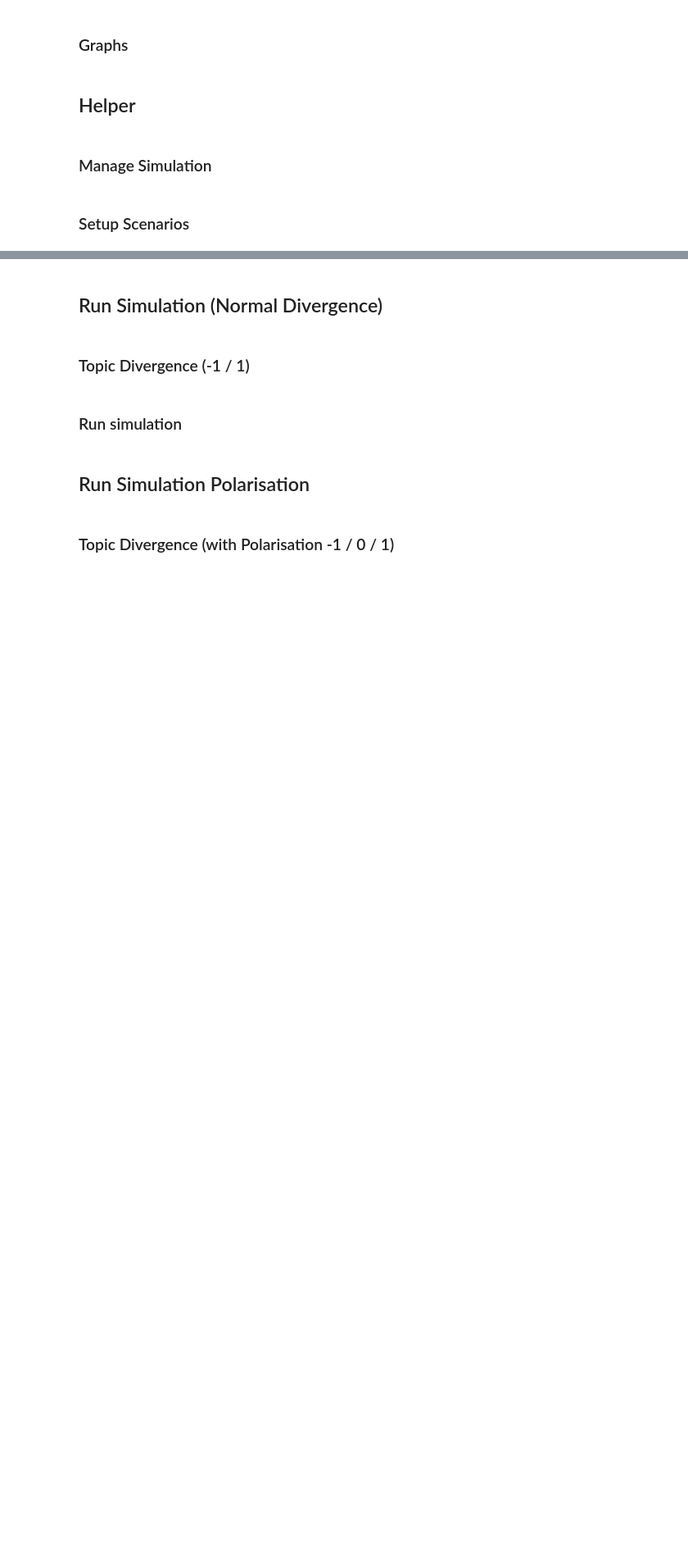
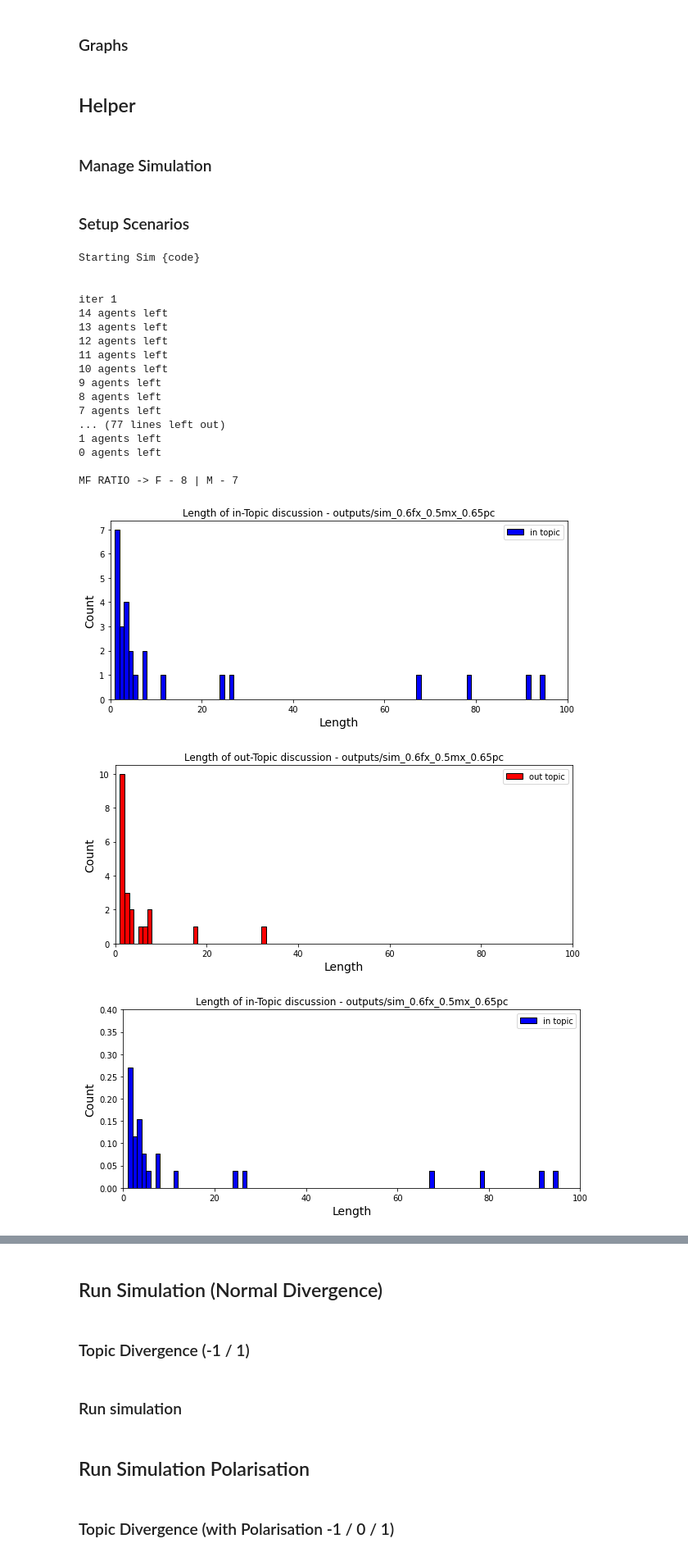
Before and after one commit to DEISI-ULHT-TFC-2021-22/TFC-DEISI258-Modelamento-multi-agente-de-intera-es-em-grupos-sociais, a Jupyter notebook: pynetlogo_ku.ipynb, the cells around one changed output, grey strips where cells are left out. Shown at 82% size. Drawn from its saved outputs; the diff is of its cells as text; code cells hidden in the pictures; blank space fills up the shorter version.

```diff
--- a/pynetlogo_ku.ipynb
+++ b/pynetlogo_ku.ipynb
@@ -176,6 +179,7 @@ for i in range(1, simulation_times + 1):
 MF RATIO -> F - 7 | M - 8
 50
 # %%
+# plot overlapping histogram for in/out topic
 def plot_topic_histogram(in_topic, out_topic, method, normalised=False):
     fig = plt.figure(figsize=(10,4))
     fig.patch.set_facecolor('white')
@@ -195,7 +199,8 @@ def plot_topic_histogram(in_topic, out_topic, method, normalised=False):
     plt.legend(loc='upper right')
     plt.show()
 
-def plot_one_topic_histogram(topic, topic_type, info, normalised=False):
+# plot either in or out
+def plot_one_topic_histogram(topic, topic_type, info, normalised=False, xlim = 100):
     fig = plt.figure(figsize=(10,4))
     fig.patch.set_facecolor('white')
 
@@ -213,13 +218,11 @@ def plot_one_topic_histogram(topic, topic_type, info, normalised=False):
     plt.title(f"Length of {topic_type}-Topic discussion - {info}")
     plt.legend(loc='upper right')
 
-    plt.xlim(0,100)
+    plt.xlim(0, xlim)
 
     if normalised:
         plt.ylim(top=0.4)
         pass
-    # else:
-    #     plt.ylim(top = 60)
 
-    plt.savefig(f"{folder_path}/{topic_type}{('_norm' * normalised)}.png")
+    plt.savefig(f"{folder_path}/{topic_type}{('_norm' * normalised)}{'_unlimited' * (xlim != 100)}.png")
     plt.show()
@@ -397,0 +378,69 @@ scenarios = {
+# %%
+for code, [f, m, fx, mx, pc] in new_scenarios.items():
+    print("\n\nStarting Sim {code}\n\n")
+    # sim options
+    simulation_times = 50
+    iterations = 300
+
+    reported_columns = [
+        "compat_ratio",
+        "[ratio] of one-of boards",
+        "length last [board_history] of one-of boards"
+    ]
+
+    netlogo.command(f"set female_prob_exploit {fx}")
+    netlogo.command(f"set male_prob_exploit {mx}")
+    netlogo.command(f"set posting_chance {pc}")
+    netlogo.command("set number_of_agents 15")
+    netlogo.command(f'set Method "Attention Norm"')
+
+    # create path if it doesnt exist yet
+    folder_path = f"outputs/sim_{fx}fx_{mx}mx_{pc}pc"
+    if not os.path.exists(folder_path): os.makedirs(folder_path)
+
+    in_topic = []
+    out_topic = []
+
+    for i in range(1, simulation_times + 1):
+        print(f"iter {i}")
+
+        netlogo.command("setup")
+        curr_path = f"{folder_path}/{i}.csv"
+
+        report = netlogo.repeat_report(reported_columns, iterations)
+        report = fix_col_names(report)
+
+        # write to file
+        report.to_csv(curr_path)
+
+        in_, out_ = split_topics(report["Topic Divergence"].astype(int))
+        in_topic += in_
+        out_topic += out_
+
+    plot_one_topic_histogram(in_topic, "in", folder_path, normalised = False)
+    plot_one_topic_histogram(out_topic, "out", folder_path, normalised = False)
+    plot_one_topic_histogram(in_topic, "in", folder_path, normalised = True)
+    plot_one_topic_histogram(out_topic, "out", folder_path, normalised = True)
+    plot_one_topic_histogram(in_topic, "in", folder_path, normalised = True, xlim = 310)
+    plot_one_topic_histogram(out_topic, "out", folder_path, normalised = True, xlim = 310)
+# %% [output]
+Starting Sim {code}
+
+
+iter 1
+14 agents left
+13 agents left
+12 agents left
+11 agents left
+10 agents left
+9 agents left
+8 agents left
+7 agents left
+... (77 lines left out)
+1 agents left
+0 agents left
+
+MF RATIO -> F - 8 | M - 7
+[figure, added]
+[figure, added]
+[figure, added]
```
Also changed, not shown: parts of 10 cells of this notebook.
